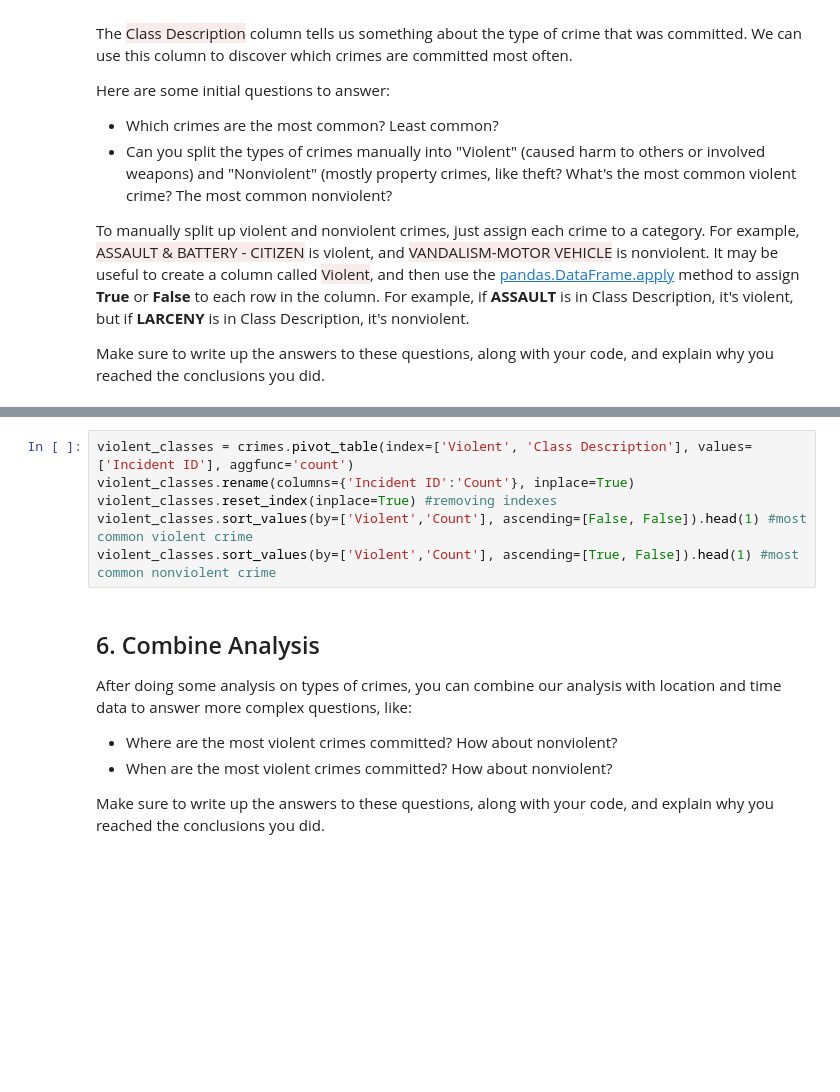
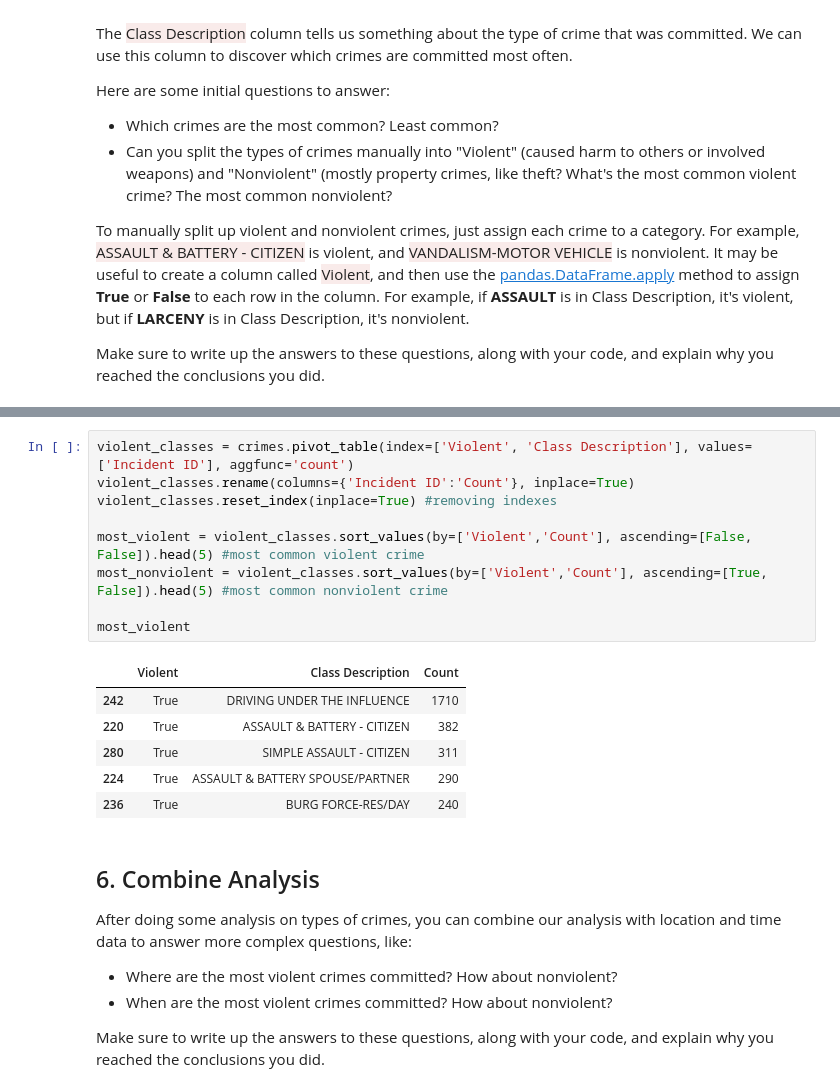
Before and after one commit to adrianabenicio/MontgomeryCrimes, a Jupyter notebook: Project #1 Finding Patterns in Crime.ipynb, the cells around one changed output, grey strips where cells are left out. Saved outputs shown, nothing was run; the diff lists cells and outputs as text; blank space fills up the shorter version.

```diff
--- a/Project #1 Finding Patterns in Crime.ipynb
+++ b/Project #1 Finding Patterns in Crime.ipynb
@@ -187,9 +205,19 @@ crimes['Violent'] = violent
 # %%
 violent_classes = crimes.pivot_table(index=['Violent', 'Class Description'], values=['Incident ID'], aggfunc='count')
 violent_classes.rename(columns={'Incident ID':'Count'}, inplace=True)
 violent_classes.reset_index(inplace=True) #removing indexes
-violent_classes.sort_values(by=['Violent','Count'], ascending=[False, False]).head(1) #most common violent crime
-violent_classes.sort_values(by=['Violent','Count'], ascending=[True, False]).head(1) #most common nonviolent crime
+
+most_violent = violent_classes.sort_values(by=['Violent','Count'], ascending=[False, False]).head(5) #most common violent crime
+most_nonviolent = violent_classes.sort_values(by=['Violent','Count'], ascending=[True, False]).head(5) #most common nonviolent crime
+
+most_violent
+# %% [output]
+|  | Violent | Class Description | Count |
+| 242 | True | DRIVING UNDER THE INFLUENCE | 1710 |
+| 220 | True | ASSAULT & BATTERY - CITIZEN | 382 |
+| 280 | True | SIMPLE ASSAULT - CITIZEN | 311 |
+| 224 | True | ASSAULT & BATTERY SPOUSE/PARTNER | 290 |
+| 236 | True | BURG FORCE-RES/DAY | 240 |
 # %% [markdown]
 ## 6. Combine Analysis
 
```
Also changed, not shown: parts of 4 cells of this notebook.
